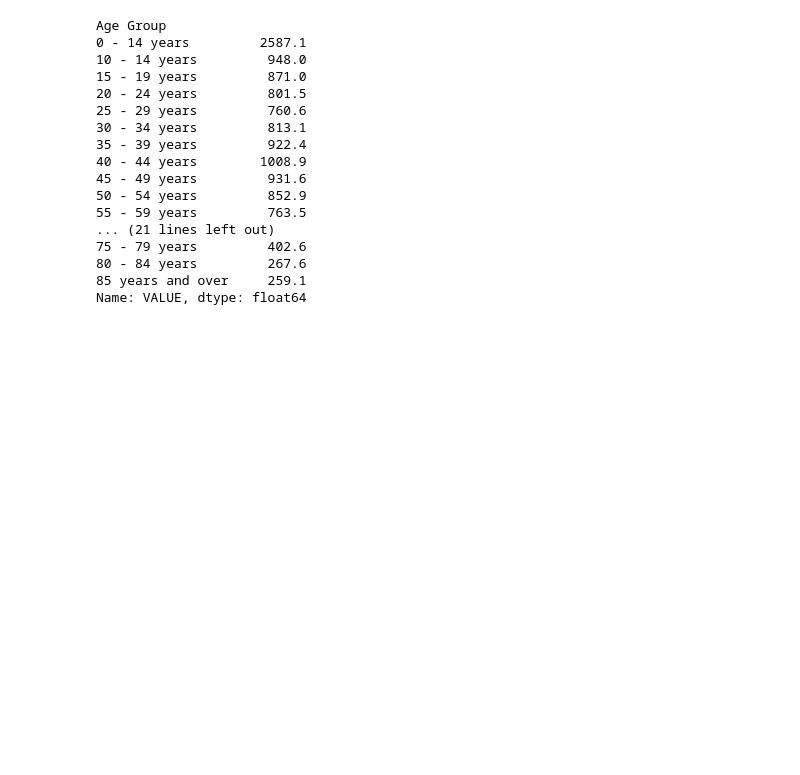
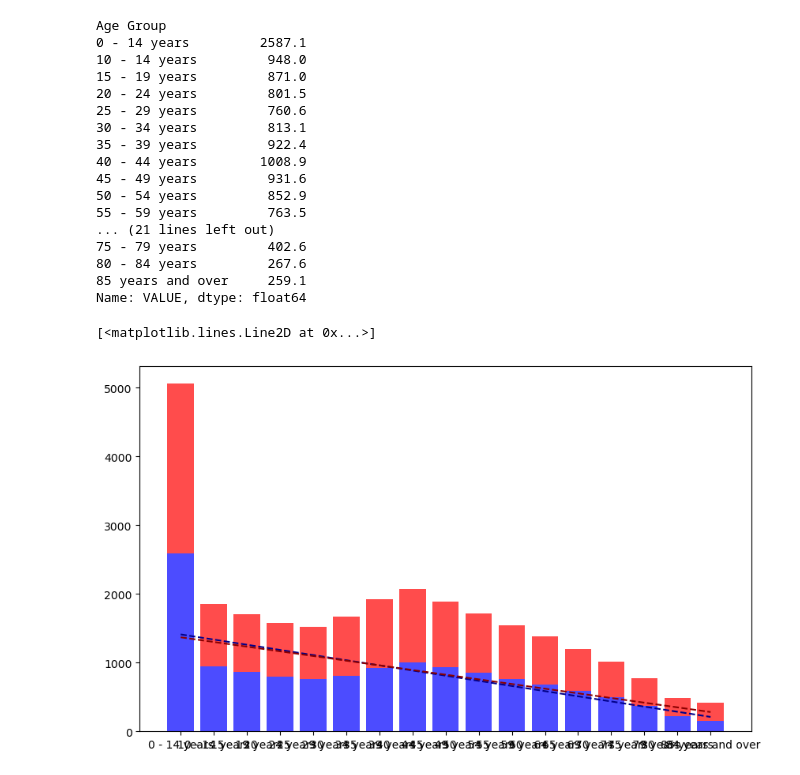
Before and after one commit to FrancescaRuberto/PFDA-, a Jupyter notebook: Project/PFDA_project.ipynb, the cells around one changed output. Saved outputs shown, nothing was run; the diff lists cells and outputs as text; code cells hidden in the pictures; blank space fills up the shorter version.

Commit message:
added forst bar chart

```diff
--- a/Project/PFDA_project.ipynb
+++ b/Project/PFDA_project.ipynb
@@ -71,3 +71,20 @@ Age Group
 80 - 84 years         267.6
 85 years and over     259.1
 Name: VALUE, dtype: float64
+# %%
+# Let's create a stacked bar chart
+plt.figure(figsize=(10, 6))
+plt.bar(age_group, male_values, label="Male", color="blue", alpha=0.7)
+plt.bar(age_group, female_values, bottom=male_values, label="Female", color="red", alpha=0.7)
+
+# Let's create some trend lines per gender
+male_trend = np.poly1d(np.polyfit(range(len(age_group)), male_values, 1))(range(len(age_group)))
+female_trend = np.poly1d(np.polyfit(range(len(age_group)), female_values, 1))(range(len(age_group)))
+
+plt.plot(age_group, male_trend, color="darkblue", linestyle="--", label="Male Trend")
+plt.plot(age_group, female_trend, color="darkred", linestyle="--", label="Female Trend")
+
+#
+# %% [output]
+[<matplotlib.lines.Line2D at 0x...>]
+[figure, added]
```
